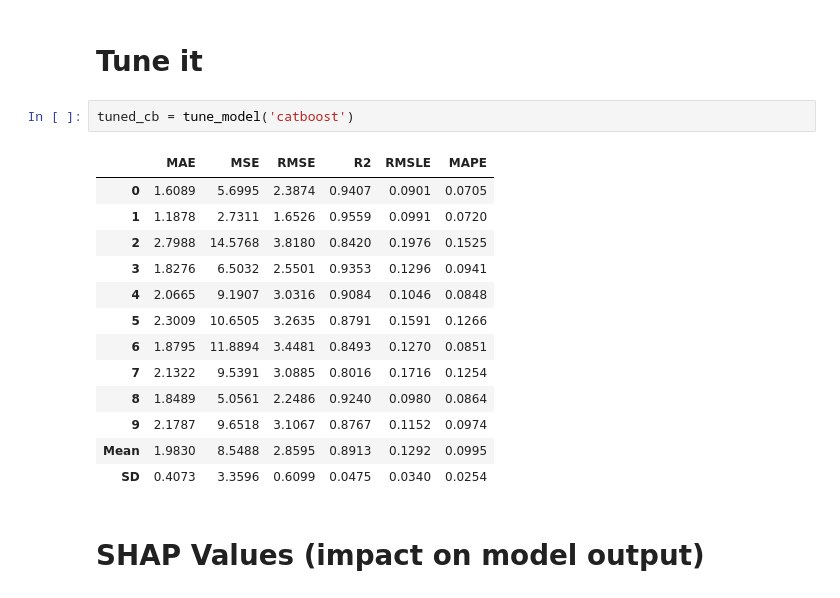
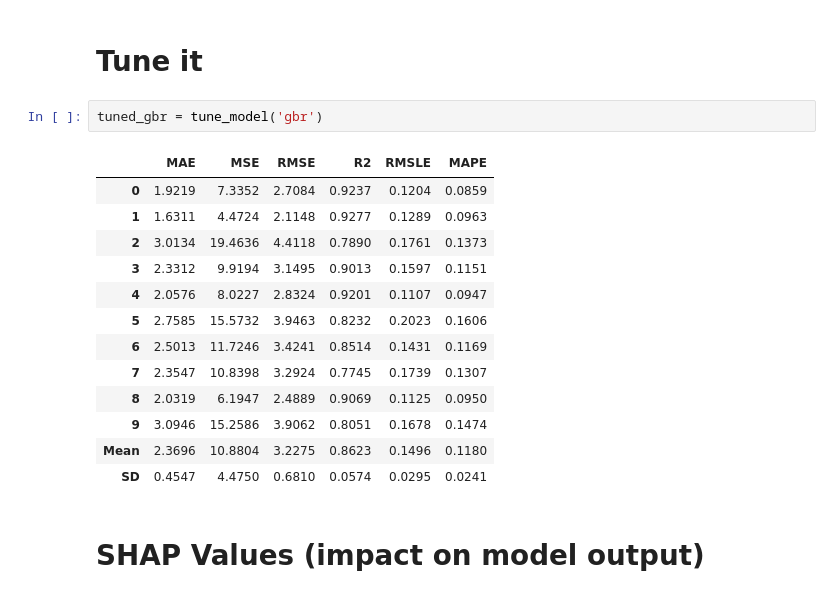
Before and after one commit to bskkarthik/DataScience_repos, a Jupyter notebook: Machine Learning/regression_pycaret.ipynb, the cells around one changed output. Drawn from its saved outputs; the diff is of its cells as text.

```diff
--- a/Machine Learning/regression_pycaret.ipynb
+++ b/Machine Learning/regression_pycaret.ipynb
@@ -86,21 +86,21 @@ cb = create_model('catboost')
 # %% [markdown]
 # Tune it
-# %%
-tuned_cb = tune_model('catboost')
-# %% [output]
-|  | MAE | MSE | RMSE | R2 | RMSLE | MAPE |
-| 0 | 1.6089 | 5.6995 | 2.3874 | 0.9407 | 0.0901 | 0.0705 |
-| 1 | 1.1878 | 2.7311 | 1.6526 | 0.9559 | 0.0991 | 0.0720 |
-| 2 | 2.7988 | 14.5768 | 3.8180 | 0.8420 | 0.1976 | 0.1525 |
-| 3 | 1.8276 | 6.5032 | 2.5501 | 0.9353 | 0.1296 | 0.0941 |
-| 4 | 2.0665 | 9.1907 | 3.0316 | 0.9084 | 0.1046 | 0.0848 |
-| 5 | 2.3009 | 10.6505 | 3.2635 | 0.8791 | 0.1591 | 0.1266 |
-| 6 | 1.8795 | 11.8894 | 3.4481 | 0.8493 | 0.1270 | 0.0851 |
-| 7 | 2.1322 | 9.5391 | 3.0885 | 0.8016 | 0.1716 | 0.1254 |
-| 8 | 1.8489 | 5.0561 | 2.2486 | 0.9240 | 0.0980 | 0.0864 |
-| 9 | 2.1787 | 9.6518 | 3.1067 | 0.8767 | 0.1152 | 0.0974 |
-| Mean | 1.9830 | 8.5488 | 2.8595 | 0.8913 | 0.1292 | 0.0995 |
-| SD | 0.4073 | 3.3596 | 0.6099 | 0.0475 | 0.0340 | 0.0254 |
+# %%
+tuned_gbr = tune_model('gbr')
+# %% [output]
+|  | MAE | MSE | RMSE | R2 | RMSLE | MAPE |
+| 0 | 1.9219 | 7.3352 | 2.7084 | 0.9237 | 0.1204 | 0.0859 |
+| 1 | 1.6311 | 4.4724 | 2.1148 | 0.9277 | 0.1289 | 0.0963 |
+| 2 | 3.0134 | 19.4636 | 4.4118 | 0.7890 | 0.1761 | 0.1373 |
+| 3 | 2.3312 | 9.9194 | 3.1495 | 0.9013 | 0.1597 | 0.1151 |
+| 4 | 2.0576 | 8.0227 | 2.8324 | 0.9201 | 0.1107 | 0.0947 |
+| 5 | 2.7585 | 15.5732 | 3.9463 | 0.8232 | 0.2023 | 0.1606 |
+| 6 | 2.5013 | 11.7246 | 3.4241 | 0.8514 | 0.1431 | 0.1169 |
+| 7 | 2.3547 | 10.8398 | 3.2924 | 0.7745 | 0.1739 | 0.1307 |
+| 8 | 2.0319 | 6.1947 | 2.4889 | 0.9069 | 0.1125 | 0.0950 |
+| 9 | 3.0946 | 15.2586 | 3.9062 | 0.8051 | 0.1678 | 0.1474 |
+| Mean | 2.3696 | 10.8804 | 3.2275 | 0.8623 | 0.1496 | 0.1180 |
+| SD | 0.4547 | 4.4750 | 0.6810 | 0.0574 | 0.0295 | 0.0241 |
 # %% [markdown]
 # SHAP Values (impact on model output)
 # %%
```
Also changed, not shown: parts of 3 cells of this notebook.
